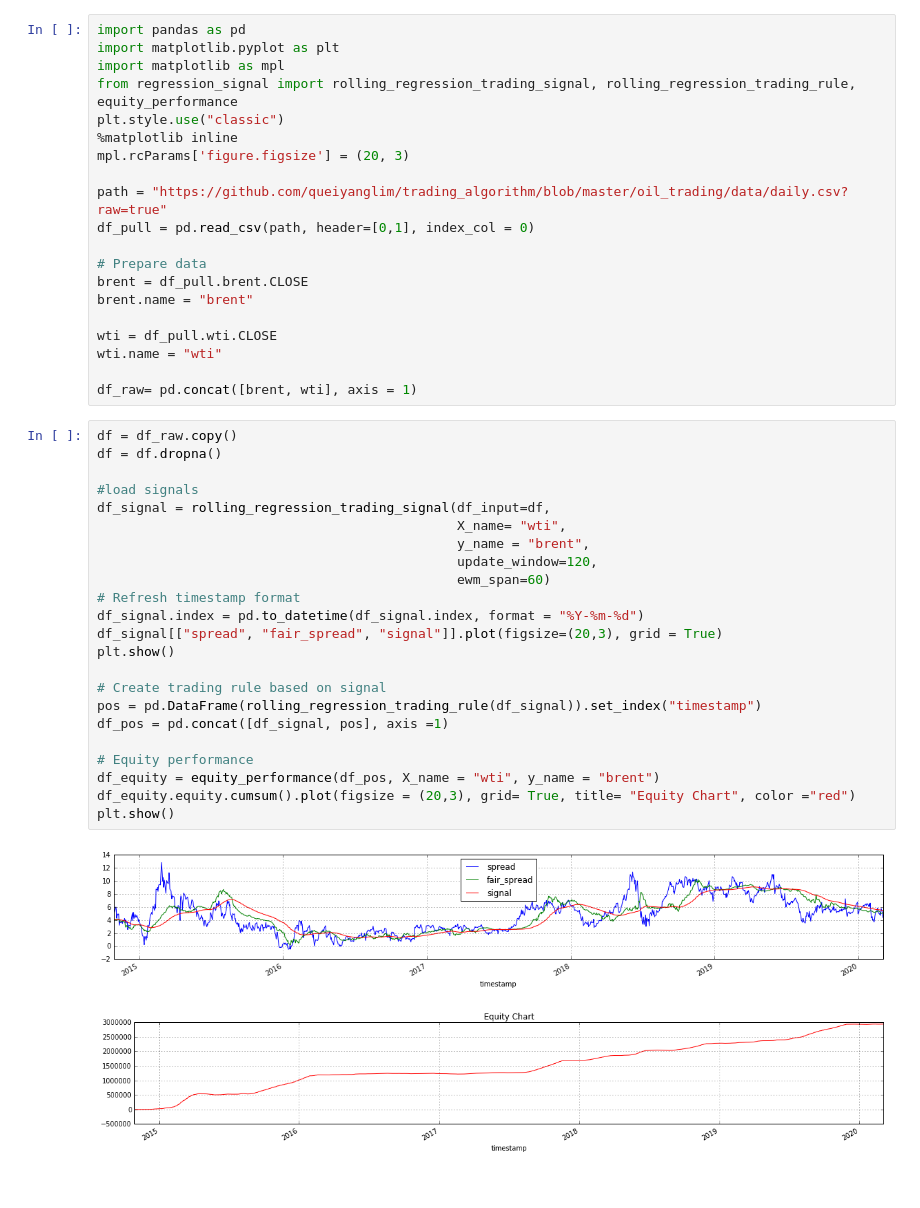
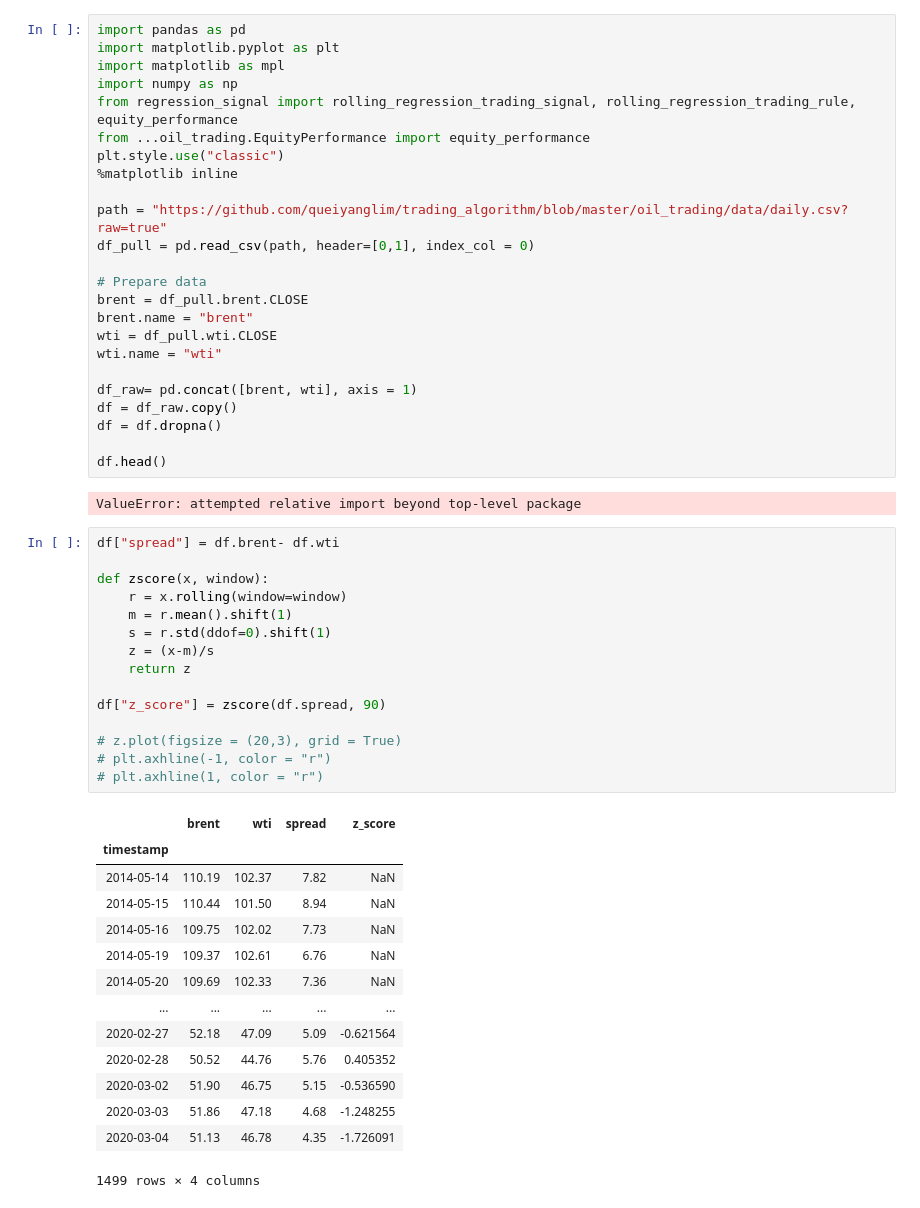
Before and after one commit to queiyanglim/trading_algorithm, a Jupyter notebook: oil_trading/brent_wti_regression_spread/backtest_result_1.ipynb, the cells around one changed output. Cells and saved outputs as stored; diff of their text form.

```diff
--- a/oil_trading/brent_wti_regression_spread/backtest_result_1.ipynb
+++ b/oil_trading/brent_wti_regression_spread/backtest_result_1.ipynb
@@ -2,10 +2,11 @@
 import pandas as pd
 import matplotlib.pyplot as plt
 import matplotlib as mpl
+import numpy as np
 from regression_signal import rolling_regression_trading_signal, rolling_regression_trading_rule, equity_performance
+from ...oil_trading.EquityPerformance import equity_performance
 plt.style.use("classic")
 %matplotlib inline
-mpl.rcParams['figure.figsize'] = (20, 3)
 
 path = "https://github.com/queiyanglim/trading_algorithm/blob/master/oil_trading/data/daily.csv?raw=true"
 df_pull = pd.read_csv(path, header=[0,1], index_col = 0)
@@ -13,34 +14,43 @@ df_pull = pd.read_csv(path, header=[0,1], index_col = 0)
 # Prepare data
 brent = df_pull.brent.CLOSE
 brent.name = "brent"
-
 wti = df_pull.wti.CLOSE
 wti.name = "wti"
 
 df_raw= pd.concat([brent, wti], axis = 1)
+df = df_raw.copy()
+df = df.dropna()
+
+df.head()
+# %% [output]
+ValueError: attempted relative import beyond top-level package
-# %%
-df = df_raw.copy()
-df = df.dropna()
-
-#load signals
-df_signal = rolling_regression_trading_signal(df_input=df,
-                                              X_name= "wti",
-                                              y_name = "brent",
-                                              update_window=120,
-                                              ewm_span=60)
-# Refresh timestamp format
-df_signal.index = pd.to_datetime(df_signal.index, format = "%Y-%m-%d")
-df_signal[["spread", "fair_spread", "signal"]].plot(figsize=(20,3), grid = True)
-plt.show()
-
-# Create trading rule based on signal
-pos = pd.DataFrame(rolling_regression_trading_rule(df_signal)).set_index("timestamp")
-df_pos = pd.concat([df_signal, pos], axis =1)
-
-# Equity performance
-df_equity = equity_performance(df_pos, X_name = "wti", y_name = "brent")
-df_equity.equity.cumsum().plot(figsize = (20,3), grid= True, title= "Equity Chart", color ="red")
-plt.show()
-# %% [output]
-[figure, removed]
-[figure, removed]
+# %%
+df["spread"] = df.brent- df.wti
+
+def zscore(x, window):
+    r = x.rolling(window=window)
+    m = r.mean().shift(1)
+    s = r.std(ddof=0).shift(1)
+    z = (x-m)/s
+    return z
+
+df["z_score"] = zscore(df.spread, 90)
+
+# z.plot(figsize = (20,3), grid = True)
+# plt.axhline(-1, color = "r")
+# plt.axhline(1, color = "r")
+# %% [output]
+|  | brent | wti | spread | z_score |
+| timestamp |  |  |  |  |
+| 2014-05-14 | 110.19 | 102.37 | 7.82 | NaN |
+| 2014-05-15 | 110.44 | 101.50 | 8.94 | NaN |
+| 2014-05-16 | 109.75 | 102.02 | 7.73 | NaN |
+| 2014-05-19 | 109.37 | 102.61 | 6.76 | NaN |
+| 2014-05-20 | 109.69 | 102.33 | 7.36 | NaN |
+| ... | ... | ... | ... | ... |
+| 2020-02-27 | 52.18 | 47.09 | 5.09 | -0.621564 |
+| 2020-02-28 | 50.52 | 44.76 | 5.76 | 0.405352 |
+| 2020-03-02 | 51.90 | 46.75 | 5.15 | -0.536590 |
+| 2020-03-03 | 51.86 | 47.18 | 4.68 | -1.248255 |
+| 2020-03-04 | 51.13 | 46.78 | 4.35 | -1.726091 |
+1499 rows × 4 columns
```
Also changed, not shown: parts of 5 cells of this notebook, 3 other files.
